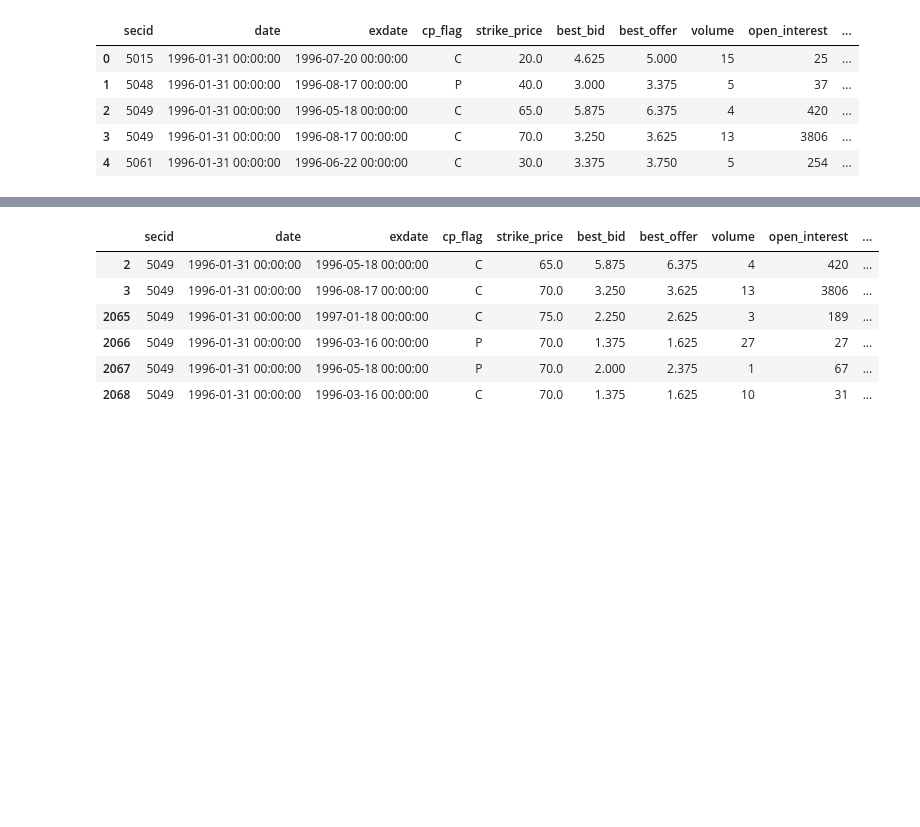
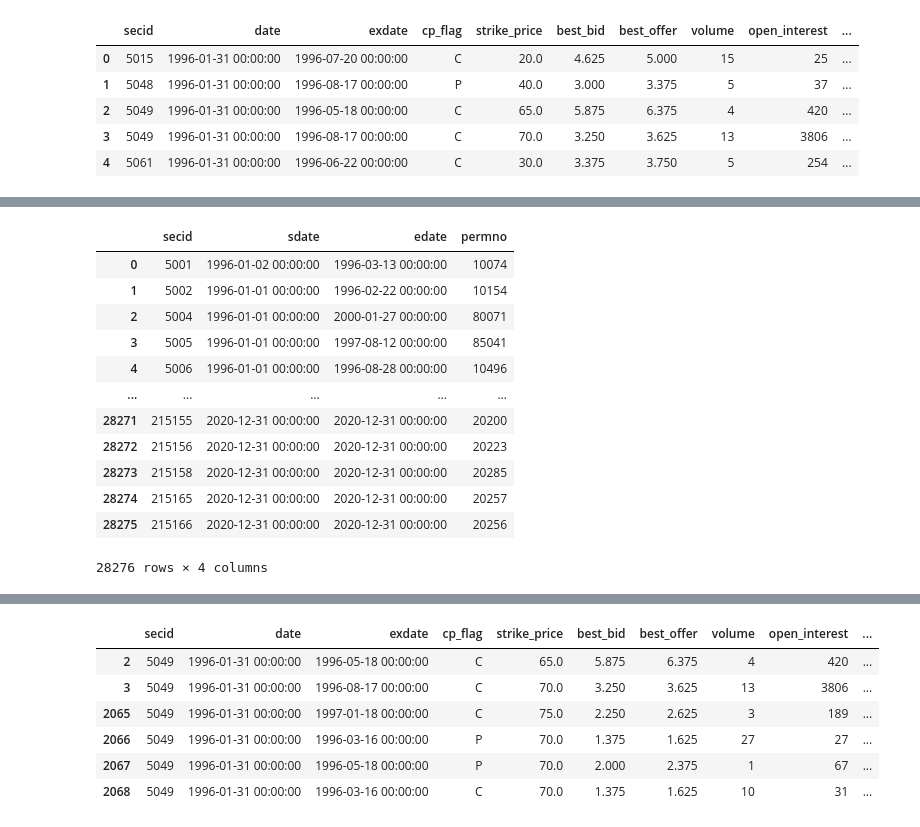
Before and after one commit to jzfrank/AQF-option-rodeo, a Jupyter notebook: data_exploration.ipynb, the cells around one changed output, grey strips where cells are left out. Saved outputs shown, nothing was run; the diff lists cells and outputs as text; code cells hidden in the pictures; blank space fills up the shorter version.

```diff
--- a/data_exploration.ipynb
+++ b/data_exploration.ipynb
@@ -140,0 +153,16 @@ sp500_op_ret.head(5)
+# %%
+mapping_table
+# %% [output]
+|  | secid | sdate | edate | permno |
+| 0 | 5001 | 1996-01-02 00:00:00 | 1996-03-13 00:00:00 | 10074 |
+| 1 | 5002 | 1996-01-01 00:00:00 | 1996-02-22 00:00:00 | 10154 |
+| 2 | 5004 | 1996-01-01 00:00:00 | 2000-01-27 00:00:00 | 80071 |
+| 3 | 5005 | 1996-01-01 00:00:00 | 1997-08-12 00:00:00 | 85041 |
+| 4 | 5006 | 1996-01-01 00:00:00 | 1996-08-28 00:00:00 | 10496 |
+| ... | ... | ... | ... | ... |
+| 28271 | 215155 | 2020-12-31 00:00:00 | 2020-12-31 00:00:00 | 20200 |
+| 28272 | 215156 | 2020-12-31 00:00:00 | 2020-12-31 00:00:00 | 20223 |
+| 28273 | 215158 | 2020-12-31 00:00:00 | 2020-12-31 00:00:00 | 20285 |
+| 28274 | 215165 | 2020-12-31 00:00:00 | 2020-12-31 00:00:00 | 20257 |
+| 28275 | 215166 | 2020-12-31 00:00:00 | 2020-12-31 00:00:00 | 20256 |
+28276 rows × 4 columns
```
Also changed, not shown: parts of 17 cells of this notebook, 6 other files.
